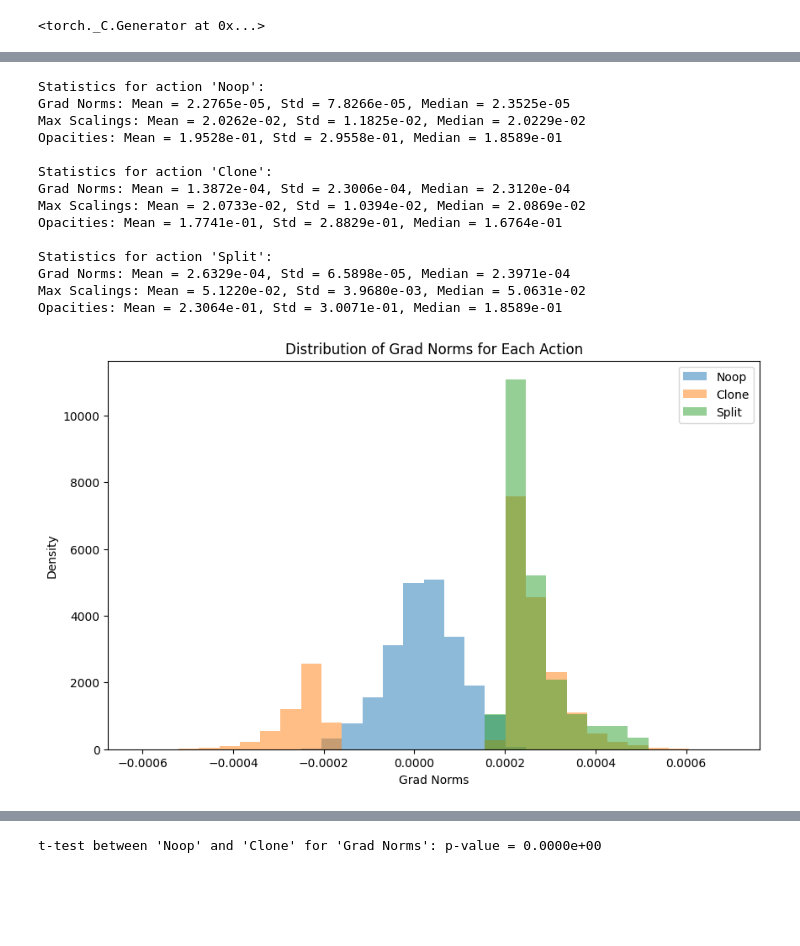
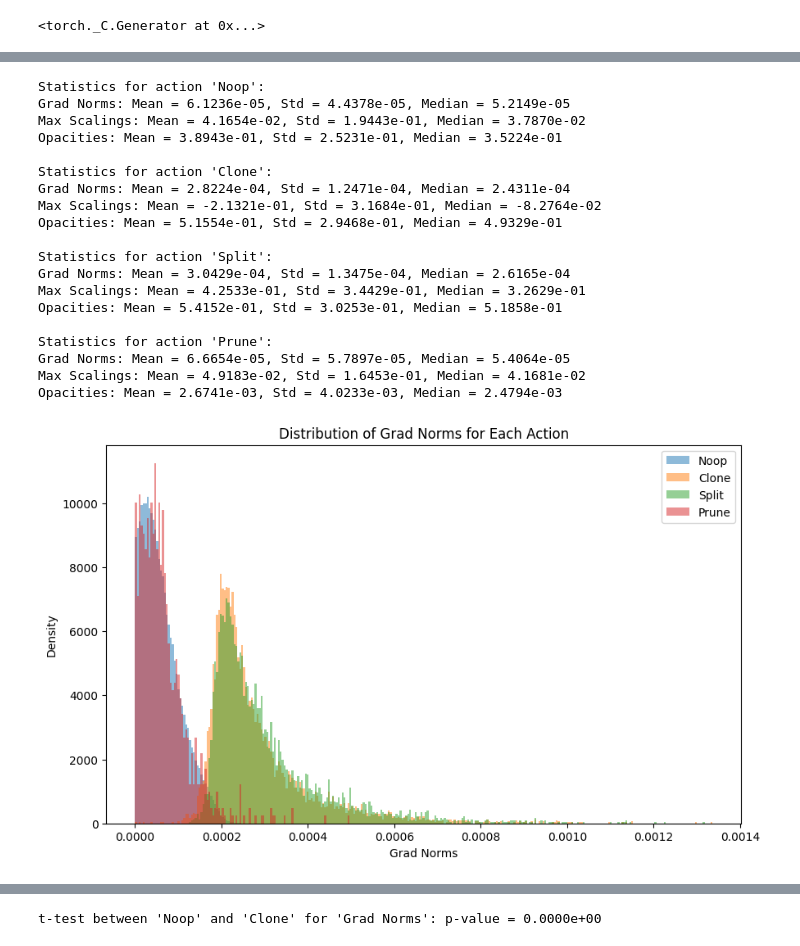
Before and after one commit to Rene1706/master_evaluation, a Jupyter notebook: evaluate_inputs copy.ipynb, the cells around one changed output, grey strips where cells are left out. Cells and saved outputs as stored; diff of their text form; code cells hidden in the pictures; blank space fills up the shorter version.

Commit message:
Final commit for master thesis evaluation
Signed-off-by: Rene Huertgen <rene.huertgen@gmx.de>

```diff
--- a/evaluate_inputs copy.ipynb
+++ b/evaluate_inputs copy.ipynb
@@ -145,6 +166,6 @@ def generate_sample_data(num_samples, grad_stats, scaling_stats, opacity_stats,
 # %%
 normalized = False
-pruning = False
+pruning = True
 output_size = 4 if pruning else 3
 # Load the saved model
 action_selector = ParamBasedActionSelector(k=1, hidden_size=16, output_size=output_size, increase_bias=-2.0, decrease_bias=2.0).to("cpu")
@@ -160,9 +181,14 @@ action_selector = ParamBasedActionSelector(k=1, hidden_size=16, output_size=outp
 
 #model_path = '/bigwork/nhmlhuer/git/backup/gaussian_splatting_rl/hydra/multirun/psnr_diff_rel_001_004/17-39-05/6/meta_model.torch'
 #model_path = '/bigwork/nhmlhuer/git/backup/gaussian_splatting_rl/hydra/multirun/2024-09-26/21-55-01/6/meta_model.torch'
-model_path = '/bigwork/nhmlhuer/git/master_evaluation/imitation_learning_no_pruning_model_long.torch'
+
+if pruning:
+    model_path = '/bigwork/nhmlhuer/git/master_evaluation/imitation_learning_agent_pruning_model_long.torch'
+else:
+    model_path = '/bigwork/nhmlhuer/git/master_evaluation/imitation_learning_no_pruning_model_long.torch'
+#
 #model_path = '/bigwork/nhmlhuer/git/master_evaluation/imitation_learning_with_opacity_model.torch'
-#model_path = '/bigwork/nhmlhuer/git/master_evaluation/imitation_learning_with_opacity_model_long.torch'
+#
 #model_path = '/bigwork/nhmlhuer/git/backup/gaussian_splatting_rl/hydra/multirun/2024-10-02/23-24-39/0/meta_model.torch'
 if normalized:
     action_selector.load_state_dict(torch.load(model_path, map_location=torch.device('cpu')))
@@ -171,7 +197,7 @@ else:
     action_selector.param_network.load_state_dict(torch.load(model_path, map_location=torch.device('cpu')))
 # %%
 # Create random inputs
-num_samples = 200000
+num_samples = 300000
 # %%
 if normalized:
     #grad_norms = torch.rand(num_samples) * (1e-2 - 1e-8) + 1e-8  # Random gradient norms between 1e-8 and 1e-3 used for runs in 22-42-59
@@ -186,6 +212,8 @@ if not normalized:
     grad_stats, scaling_stats, opacity_stats = get_stats()
     # Generate inputs
     all_grads, all_scalings, all_opacities = generate_sample_data(num_samples, grad_stats, scaling_stats, opacity_stats, "cpu")
+    all_grads, all_scalings, all_opacities = filter_samples(all_grads, all_scalings, all_opacities)
+
     # Stack inputs together for the ParamBasedActionSelector
     inputs = torch.stack([all_grads, all_scalings, all_opacities], dim=-1)
 # %%
@@ -240,7 +269,7 @@ if len(inputs_np) <= 300000:
     ax.set_xlabel('Grad Norms')
     ax.set_ylabel('Max Scalings')
     ax.set_zlabel('Opacities')
-    ax.set_title('3D Plot of Fake Inputs Colored by Actions')
+    ax.set_title('3D Plot of Sampled Inputs Colored by Actions')
 
     # Show the plot
     plt.show()
@@ -359,7 +389,7 @@ for i, action_name in enumerate(actions):
 # Visualize distributions using histograms
 for j, feature_name in enumerate(feature_names):
     plt.figure(figsize=(10, 6))
-    bins = np.linspace(np.min(inputs_np[:, j]), np.max(inputs_np[:, j]), 30)
+    bins = np.linspace(np.min(inputs_np[:, j]), np.max(inputs_np[:, j]), 300)
     plt.hist(inputs_noop[:, j], bins=bins, alpha=0.5, label='Noop', density=True)
     plt.hist(inputs_clone[:, j], bins=bins, alpha=0.5, label='Clone', density=True)
     plt.hist(inputs_split[:, j], bins=bins, alpha=0.5, label='Split', density=True)
@@ -368,40 +398,45 @@ for j, feature_name in enumerate(feature_names):
     plt.xlabel(feature_name)
     plt.ylabel('Density')
     plt.title(f'Distribution of {feature_name} for Each Action')
     plt.legend()
     plt.show()
 
 # Alternatively, use boxplots
 for j, feature_name in enumerate(feature_names):
     data = [inputs_noop[:, j], inputs_clone[:, j], inputs_split[:, j]]
     if pruning:
         data.append(inputs_prune[:, j])
     plt.figure(figsize=(8, 6))
     plt.boxplot(data, labels=actions)
     plt.xlabel('Action')
     plt.ylabel(feature_name)
     plt.title(f'Boxplot of {feature_name} by Action')
     plt.show()
 
 # Perform statistical tests
 # For example, test if the mean of 'Grad Norms' is different between 'Noop' and 'Clone'
 stat, p_value = ttest_ind(inputs_noop[:, 0], inputs_clone[:, 0], equal_var=False)
 print(f"t-test between 'Noop' and 'Clone' for 'Grad Norms': p-value = {p_value:.4e}")
 
 # You can repeat this test for other pairs and features
 # %% [output]
 Statistics for action 'Noop':
-Grad Norms: Mean = 2.2765e-05, Std = 7.8266e-05, Median = 2.3525e-05
-Max Scalings: Mean = 2.0262e-02, Std = 1.1825e-02, Median = 2.0229e-02
-Opacities: Mean = 1.9528e-01, Std = 2.9558e-01, Median = 1.8589e-01
+Grad Norms: Mean = 6.1236e-05, Std = 4.4378e-05, Median = 5.2149e-05
+Max Scalings: Mean = 4.1654e-02, Std = 1.9443e-01, Median = 3.7870e-02
+Opacities: Mean = 3.8943e-01, Std = 2.5231e-01, Median = 3.5224e-01
 
 Statistics for action 'Clone':
-Grad Norms: Mean = 1.3872e-04, Std = 2.3006e-04, Median = 2.3120e-04
-Max Scalings: Mean = 2.0733e-02, Std = 1.0394e-02, Median = 2.0869e-02
-Opacities: Mean = 1.7741e-01, Std = 2.8829e-01, Median = 1.6764e-01
+Grad Norms: Mean = 2.8224e-04, Std = 1.2471e-04, Median = 2.4311e-04
+Max Scalings: Mean = -2.1321e-01, Std = 3.1684e-01, Median = -8.2764e-02
+Opacities: Mean = 5.1554e-01, Std = 2.9468e-01, Median = 4.9329e-01
 
 Statistics for action 'Split':
-Grad Norms: Mean = 2.6329e-04, Std = 6.5898e-05, Median = 2.3971e-04
-Max Scalings: Mean = 5.1220e-02, Std = 3.9680e-03, Median = 5.0631e-02
-Opacities: Mean = 2.3064e-01, Std = 3.0071e-01, Median = 1.8589e-01
+Grad Norms: Mean = 3.0429e-04, Std = 1.3475e-04, Median = 2.6165e-04
+Max Scalings: Mean = 4.2533e-01, Std = 3.4429e-01, Median = 3.2629e-01
+Opacities: Mean = 5.4152e-01, Std = 3.0253e-01, Median = 5.1858e-01
+
+Statistics for action 'Prune':
+Grad Norms: Mean = 6.6654e-05, Std = 5.7897e-05, Median = 5.4064e-05
+Max Scalings: Mean = 4.9183e-02, Std = 1.6453e-01, Median = 4.1681e-02
+Opacities: Mean = 2.6741e-03, Std = 4.0233e-03, Median = 2.4794e-03
-[figure, old version]
+[figure, new version]
```
Also changed, not shown: parts of 12 cells of this notebook, 16 other files.
